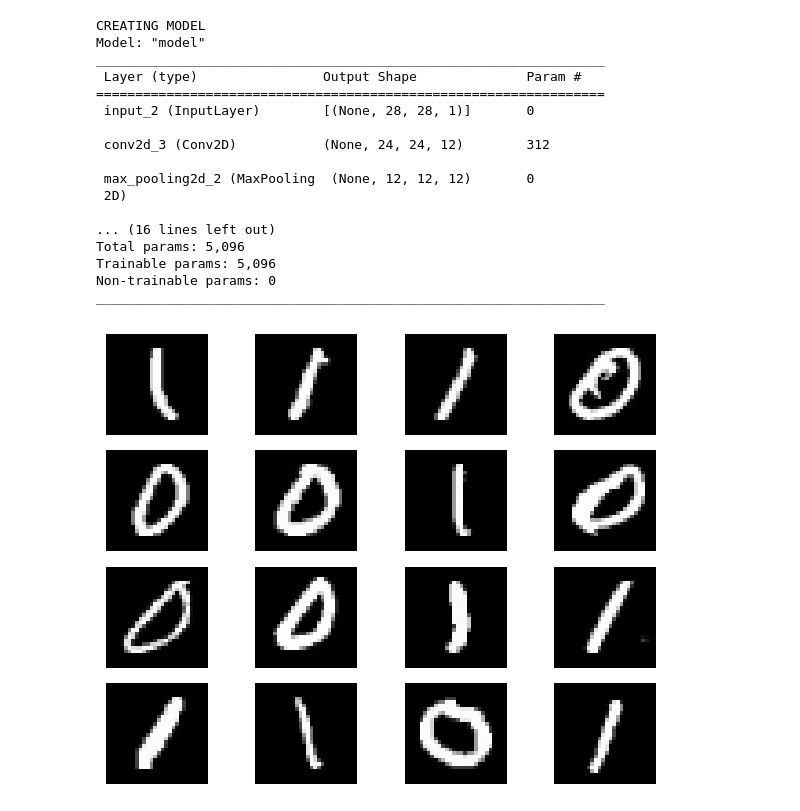
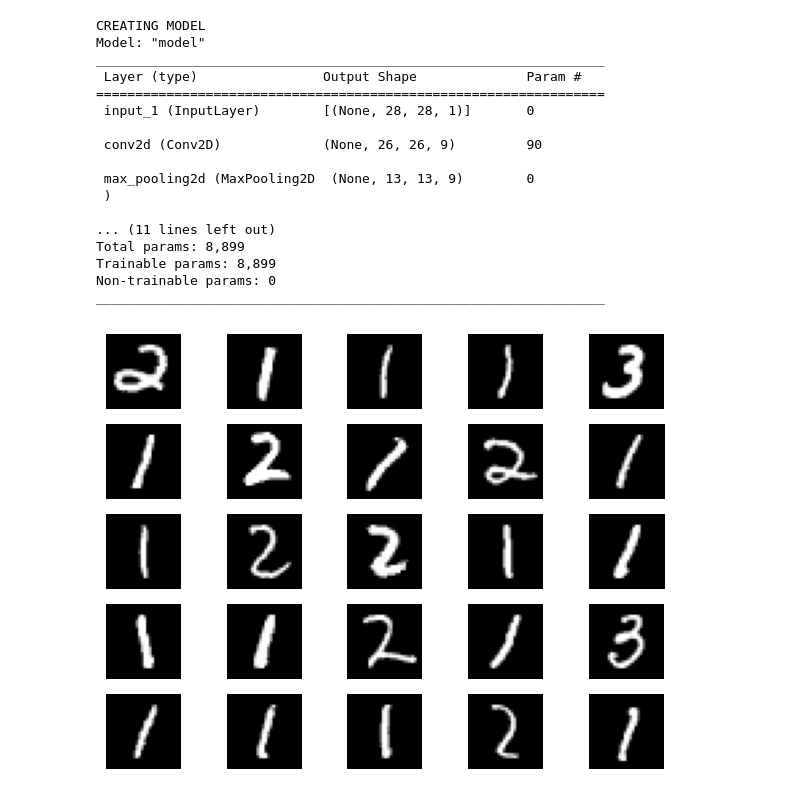
Before and after one commit to hmcalister/Tensorflow-Intepretability-Project, a Jupyter notebook: MNIST_Interpretability.ipynb, the cells around one changed output. Drawn from its saved outputs; the diff is of its cells as text; code cells hidden in the pictures.

```diff
--- a/MNIST_Interpretability.ipynb
+++ b/MNIST_Interpretability.ipynb
@@ -26,21 +24,19 @@ model: tf.keras.Model
 if LOAD_MODEL and os.path.exists(MODEL_SAVE_PATH):
     # Try to load model directly, if one exists
     print("LOADING MODEL")
-    model = tf.keras.models.load_model(MODEL_SAVE_PATH,compile=False)  # type: ignore
+    model = tf.keras.models.load_model(MODEL_SAVE_PATH)  # type: ignore
 else:
     # Otherwise, make an entire new model!
     print("CREATING MODEL")
     model_input_shape = (28,28,1)
     model_inputs = model_layer = tf.keras.Input(shape=model_input_shape)
-    model_layer = tf.keras.layers.Conv2D(12, (5,5), activation="relu")(model_layer)
+    model_layer = tf.keras.layers.Conv2D(9, (3,3), activation="relu")(model_layer)
     model_layer = tf.keras.layers.MaxPool2D((2,2))(model_layer)
-    model_layer = tf.keras.layers.Conv2D(12, (4,4), activation="relu")(model_layer)
-    model_layer = tf.keras.layers.MaxPool2D((2,2))(model_layer)
-    model_layer = tf.keras.layers.Conv2D(12, (4,4), activation="relu")(model_layer)
+    model_layer = tf.keras.layers.Conv2D(9, (3,3), activation="relu")(model_layer)
+    model_layer = tf.keras.layers.Conv2D(9, (3,3), activation="relu")(model_layer)
     model_layer = tf.keras.layers.Flatten()(model_layer)
     model_layer = tf.keras.layers.Dense(10, activation="relu")(model_layer)
     model_layer = tf.keras.layers.Dense(len(task_digit_labels))(model_layer)
-    model_layer = tf.keras.layers.Activation("linear")(model_layer)
 
     model = tf.keras.Model(inputs=model_inputs, outputs=model_layer, name="model")
 
@@ -55,16 +51,16 @@ Model: "model"
 _________________________________________________________________
  Layer (type)                Output Shape              Param #
 =================================================================
- input_2 (InputLayer)        [(None, 28, 28, 1)]       0
+ input_1 (InputLayer)        [(None, 28, 28, 1)]       0
 
- conv2d_3 (Conv2D)           (None, 24, 24, 12)        312
+ conv2d (Conv2D)             (None, 26, 26, 9)         90
 
- max_pooling2d_2 (MaxPooling  (None, 12, 12, 12)       0
- 2D)
+ max_pooling2d (MaxPooling2D  (None, 13, 13, 9)        0
+ )
 
-... (16 lines left out)
-Total params: 5,096
-Trainable params: 5,096
+... (11 lines left out)
+Total params: 8,899
+Trainable params: 8,899
 Non-trainable params: 0
 _________________________________________________________________
 # %%
@@ -78,13 +74,15 @@ task = MNISTClassificationTask(
         batch_size=batch_size
     )
 task.compile_model(loss_fn)
-
-# Show some images from the task dataset
-batch = task.training_dataset.take(1).get_single_element()
-images = batch[0][:16]
-plot_images(images, cmap="gray")
-# %% [output]
-[figure, removed]
+# %%
+# Show some images from the task dataset
+data = task.validation_dataset.take(1)
+data_images, data_labels = data.as_numpy_iterator().next()
+data_images = data_images[:25]
+data_labels = data_labels[:25]
+plot_images(data_images, cmap="gray")
+# %% [output]
+[figure, added]
 # %%
 if TRAIN_MODEL:
     checkpoint_path = MODEL_SAVE_PATH+"/checkpoint"
```
Also changed, not shown: parts of 7 cells of this notebook.
